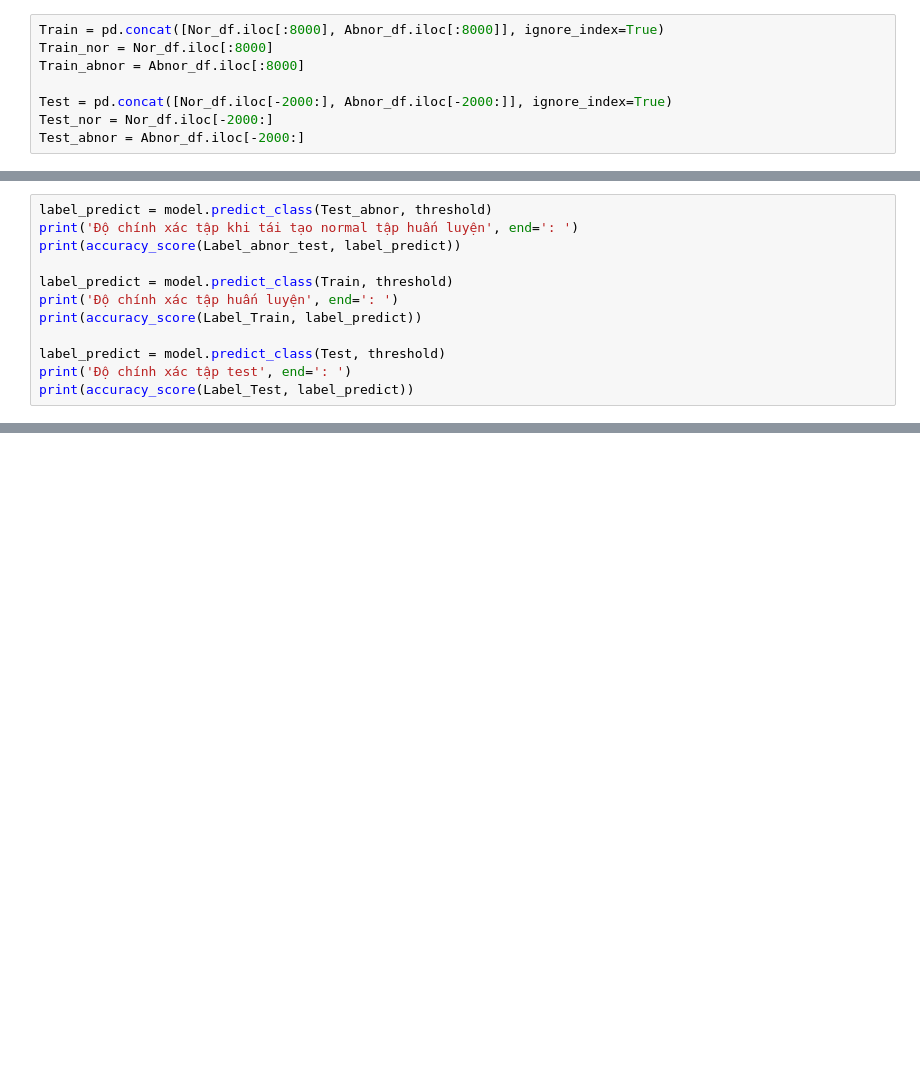
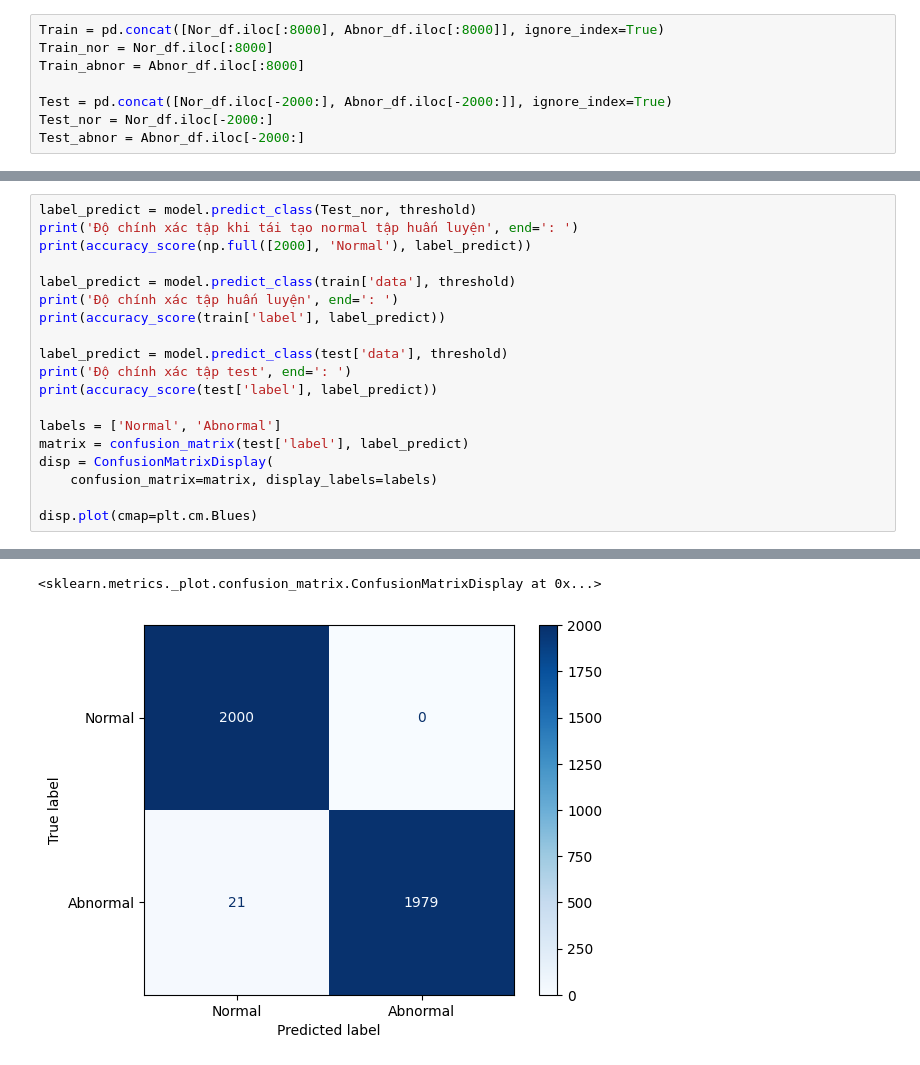
Before and after one commit to DoHaiSon/DAE-MLP, a Jupyter notebook: AE.ipynb, the cells around one changed output, grey strips where cells are left out. Drawn from its saved outputs; the diff is of its cells as text; blank space fills up the shorter version.

```diff
--- a/AE.ipynb
+++ b/AE.ipynb
@@ -213,13 +155,20 @@ Ngưỡng vừa tìm được từ tập train: 0.5484809279441833
 # %%
-label_predict = model.predict_class(Test_abnor, threshold)
+label_predict = model.predict_class(Test_nor, threshold)
 print('Độ chính xác tập khi tái tạo normal tập huấn luyện', end=': ')
-print(accuracy_score(Label_abnor_test, label_predict))
+print(accuracy_score(np.full([2000], 'Normal'), label_predict))
 
-label_predict = model.predict_class(Train, threshold)
+label_predict = model.predict_class(train['data'], threshold)
 print('Độ chính xác tập huấn luyện', end=': ')
-print(accuracy_score(Label_Train, label_predict))
+print(accuracy_score(train['label'], label_predict))
 
-label_predict = model.predict_class(Test, threshold)
+label_predict = model.predict_class(test['data'], threshold)
 print('Độ chính xác tập test', end=': ')
-print(accuracy_score(Label_Test, label_predict))
+print(accuracy_score(test['label'], label_predict))
+
+labels = ['Normal', 'Abnormal']
+matrix = confusion_matrix(test['label'], label_predict)
+disp = ConfusionMatrixDisplay(
+    confusion_matrix=matrix, display_labels=labels)
+
+disp.plot(cmap=plt.cm.Blues)
 # %% [output]
@@ -232,3 +181,5 @@ print(accuracy_score(Label_Test, label_predict))
+<sklearn.metrics._plot.confusion_matrix.ConfusionMatrixDisplay at 0x...>
+[figure, added]
 # %%
 import seaborn as sns
 fig, ax = plt.subplots(figsize=(12, 5))
```
Also changed, not shown: parts of 22 cells of this notebook.
